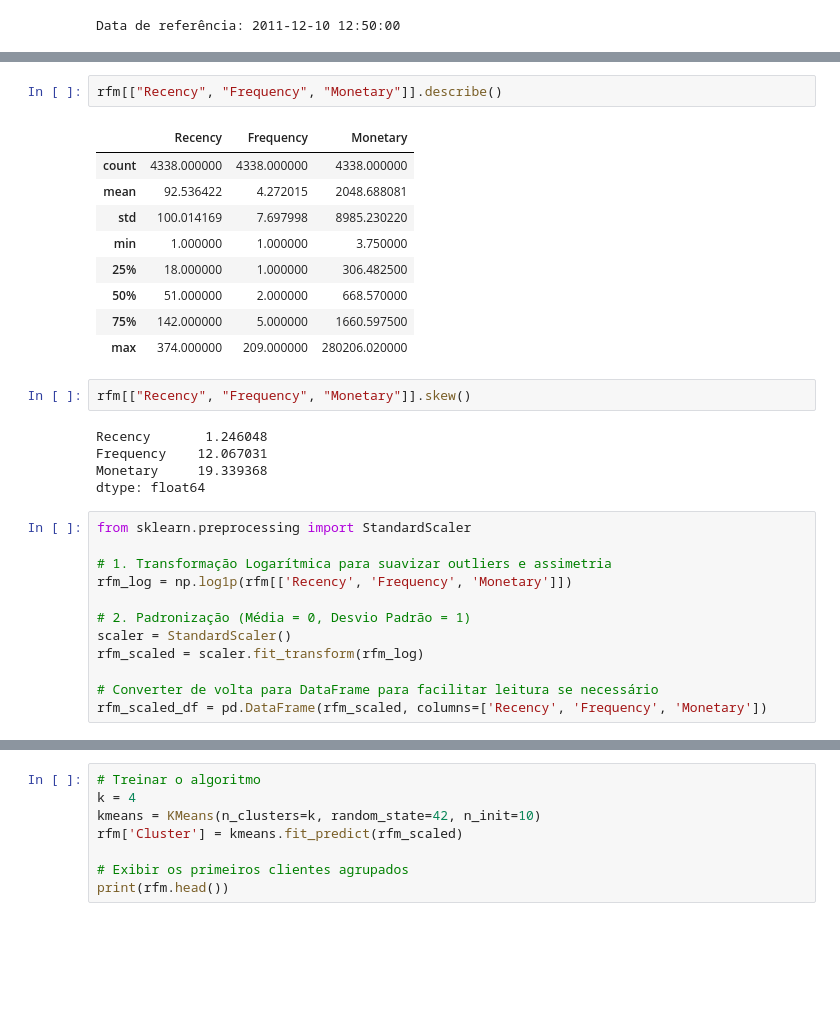
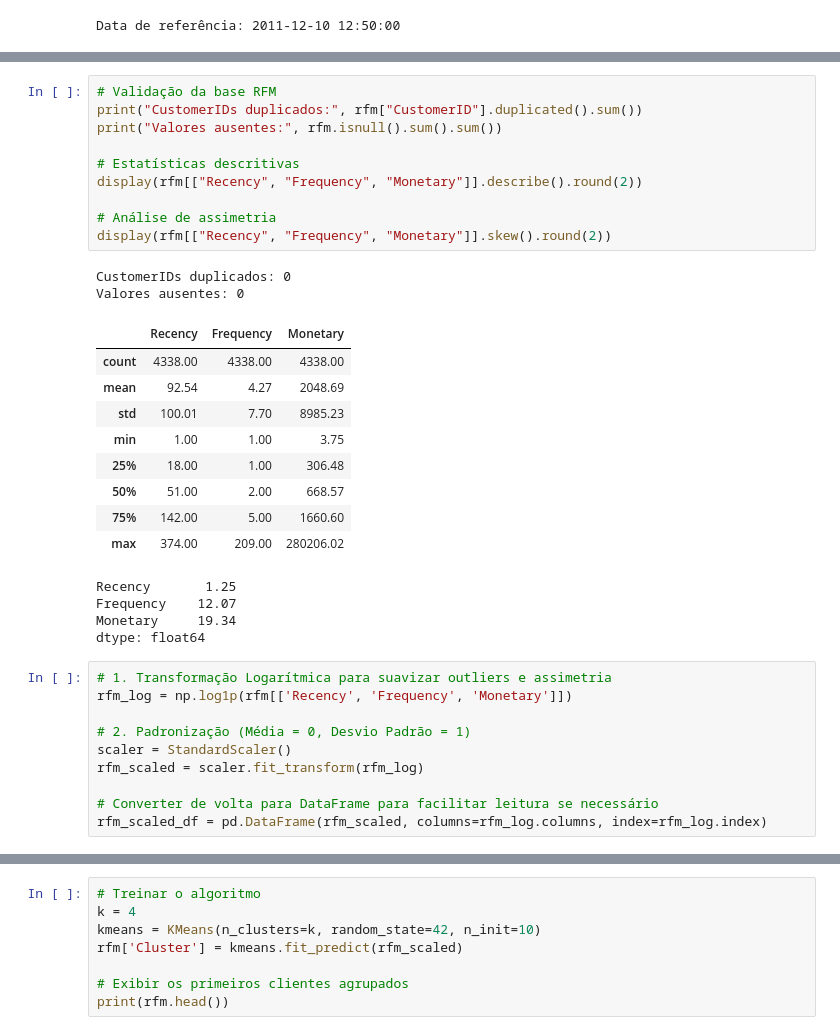
Before and after one commit to Pedrohsl01/customer-intelligence-ml, a Jupyter notebook: notebooks/02_customer_segmentation.ipynb, the cells around one changed output, grey strips where cells are left out. Cells and saved outputs as stored; diff of their text form; blank space fills up the shorter version.

```diff
--- a/notebooks/02_customer_segmentation.ipynb
+++ b/notebooks/02_customer_segmentation.ipynb
@@ -144,28 +156,33 @@ dtype: int64
 
 Clientes duplicados:
 0
-# %%
-rfm[["Recency", "Frequency", "Monetary"]].describe()
-# %% [output]
-|  | Recency | Frequency | Monetary |
-| count | 4338.000000 | 4338.000000 | 4338.000000 |
-| mean | 92.536422 | 4.272015 | 2048.688081 |
-| std | 100.014169 | 7.697998 | 8985.230220 |
-| min | 1.000000 | 1.000000 | 3.750000 |
-| 25% | 18.000000 | 1.000000 | 306.482500 |
-| 50% | 51.000000 | 2.000000 | 668.570000 |
-| 75% | 142.000000 | 5.000000 | 1660.597500 |
-| max | 374.000000 | 209.000000 | 280206.020000 |
-# %%
-rfm[["Recency", "Frequency", "Monetary"]].skew()
-# %% [output]
-Recency       1.246048
-Frequency    12.067031
-Monetary     19.339368
-dtype: float64
+# %%
+# Validação da base RFM
+print("CustomerIDs duplicados:", rfm["CustomerID"].duplicated().sum())
+print("Valores ausentes:", rfm.isnull().sum().sum())
+
+# Estatísticas descritivas
+display(rfm[["Recency", "Frequency", "Monetary"]].describe().round(2))
+
+# Análise de assimetria
+display(rfm[["Recency", "Frequency", "Monetary"]].skew().round(2))
+# %% [output]
+CustomerIDs duplicados: 0
+Valores ausentes: 0
+|  | Recency | Frequency | Monetary |
+| count | 4338.00 | 4338.00 | 4338.00 |
+| mean | 92.54 | 4.27 | 2048.69 |
+| std | 100.01 | 7.70 | 8985.23 |
+| min | 1.00 | 1.00 | 3.75 |
+| 25% | 18.00 | 1.00 | 306.48 |
+| 50% | 51.00 | 2.00 | 668.57 |
+| 75% | 142.00 | 5.00 | 1660.60 |
+| max | 374.00 | 209.00 | 280206.02 |
+Recency       1.25
+Frequency    12.07
+Monetary     19.34
+dtype: float64
 # %%
-from sklearn.preprocessing import StandardScaler
-
 # 1. Transformação Logarítmica para suavizar outliers e assimetria
 rfm_log = np.log1p(rfm[['Recency', 'Frequency', 'Monetary']])
 
@@ -174,4 +191,4 @@ scaler = StandardScaler()
 rfm_scaled = scaler.fit_transform(rfm_log)
 
 # Converter de volta para DataFrame para facilitar leitura se necessário
-rfm_scaled_df = pd.DataFrame(rfm_scaled, columns=['Recency', 'Frequency', 'Monetary'])
+rfm_scaled_df = pd.DataFrame(rfm_scaled, columns=rfm_log.columns, index=rfm_log.index)
```
Also changed, not shown: parts of 11 cells of this notebook, 6 other files.
